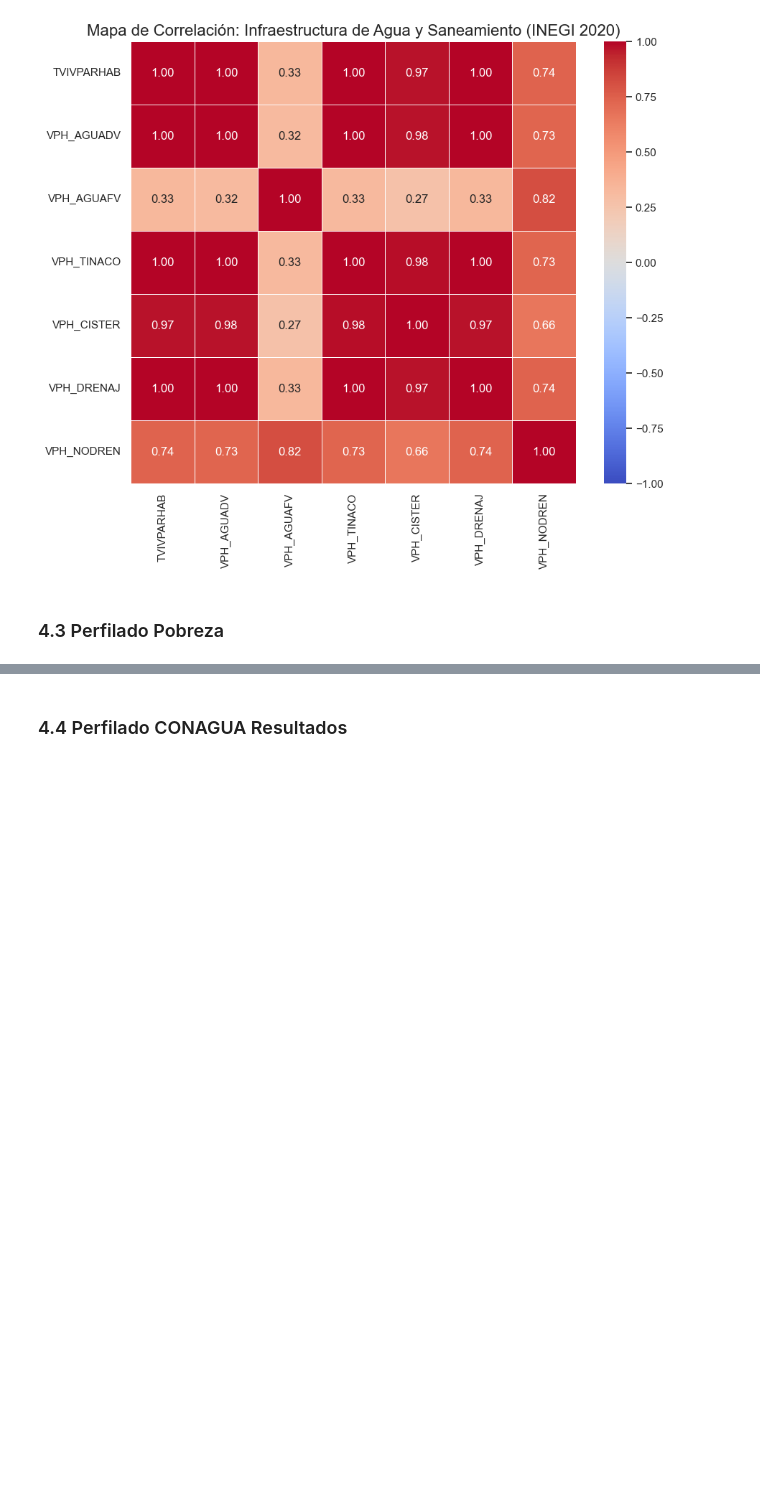
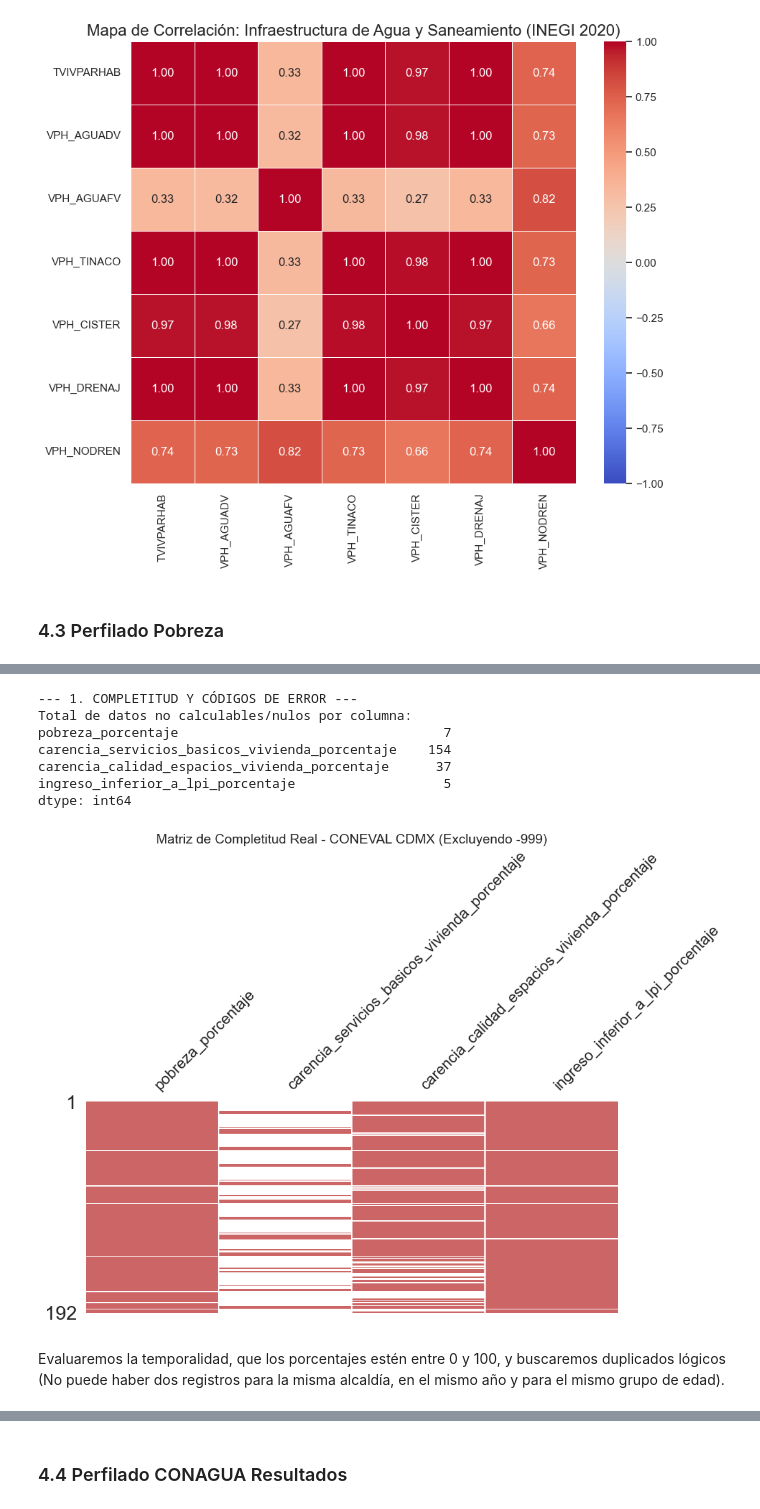
Before and after one commit to CarloKiliano/CalidadAgua_CDMX, a Jupyter notebook: notebooks/Perfilado.ipynb, the cells around one changed output, grey strips where cells are left out. Cells and saved outputs as stored; diff of their text form; code cells hidden in the pictures; blank space fills up the shorter version.

Commit message:
Actualizando perfilado a casi version final

```diff
--- a/notebooks/Perfilado.ipynb
+++ b/notebooks/Perfilado.ipynb
@@ -732,3 +733,50 @@ Total de registros de pobreza por grupos de edad en CDMX: 192
 | 275 | 9 | Ciudad de México | 9004 | Cuajimalpa de Morelos | Niñas, niños y adolescentes (0 a ... | 49710 | 43.110548 | ... |
 | 276 | 9 | Ciudad de México | 9005 | Gustavo A. Madero | Niñas, niños y adolescentes (0 a ... | 254802 | 43.871534 | ... |
 | 277 | 9 | Ciudad de México | 9006 | Iztacalco | Niñas, niños y adolescentes (0 a ... | 82971 | 34.726554 | ... |
+# %%
+import pandas as pd
+import numpy as np
+import matplotlib.pyplot as plt
+import seaborn as sns
+import missingno as msno
+
+sns.set_theme(style="whitegrid", palette="muted")
+plt.rcParams['figure.figsize'] = (12, 6)
+
+print("--- 1. COMPLETITUD Y CÓDIGOS DE ERROR ---")
+
+# CONEVAL usa -999.0 para indicar datos confidenciales o no calculables.
+# Debemos convertirlos a NaN para evitar promedios falsos o negativos.
+columnas_pct = [
+    'pobreza_porcentaje',
+    'carencia_servicios_basicos_vivienda_porcentaje',
+    'carencia_calidad_espacios_vivienda_porcentaje',
+    'ingreso_inferior_a_lpi_porcentaje'
+]
+
+# Sustitución de la trampa estadística de CONEVAL
+df_cdmx_pobreza[columnas_pct] = df_cdmx_pobreza[columnas_pct].replace(-999.0, np.nan)
+
+# Ahora sí medimos la completitud real
+nulos_reales = df_cdmx_pobreza.isnull().sum()
+print("Total de datos no calculables/nulos por columna:")
+print(nulos_reales[nulos_reales > 0])
+
+# Visualizamos qué variables sufren más de censura estadística
+msno.matrix(df_cdmx_pobreza[columnas_pct], figsize=(10, 4), color=(0.8, 0.4, 0.4), sparkline=False)
+plt.title("Matriz de Completitud Real - CONEVAL CDMX (Excluyendo -999)", fontsize=14)
+plt.show()
+
+# *Nota de perfilado:* Te darás cuenta que 'carencia_servicios_basicos_vivienda_porcentaje'
+# pierde casi el 80% de sus datos en CDMX debido a este filtro. Es un hallazgo brutal para tu reporte.
+# %% [output]
+--- 1. COMPLETITUD Y CÓDIGOS DE ERROR ---
+Total de datos no calculables/nulos por columna:
+pobreza_porcentaje                                  7
+carencia_servicios_basicos_vivienda_porcentaje    154
+carencia_calidad_espacios_vivienda_porcentaje      37
+ingreso_inferior_a_lpi_porcentaje                   5
+dtype: int64
+[figure, added]
+# %% [markdown]
+Evaluaremos la temporalidad, que los porcentajes estén entre 0 y 100, y buscaremos duplicados lógicos (No puede haber dos registros para la misma alcaldía, en el mismo año y para el mismo grupo de edad).
```
Also changed, not shown: parts of 16 cells of this notebook.
